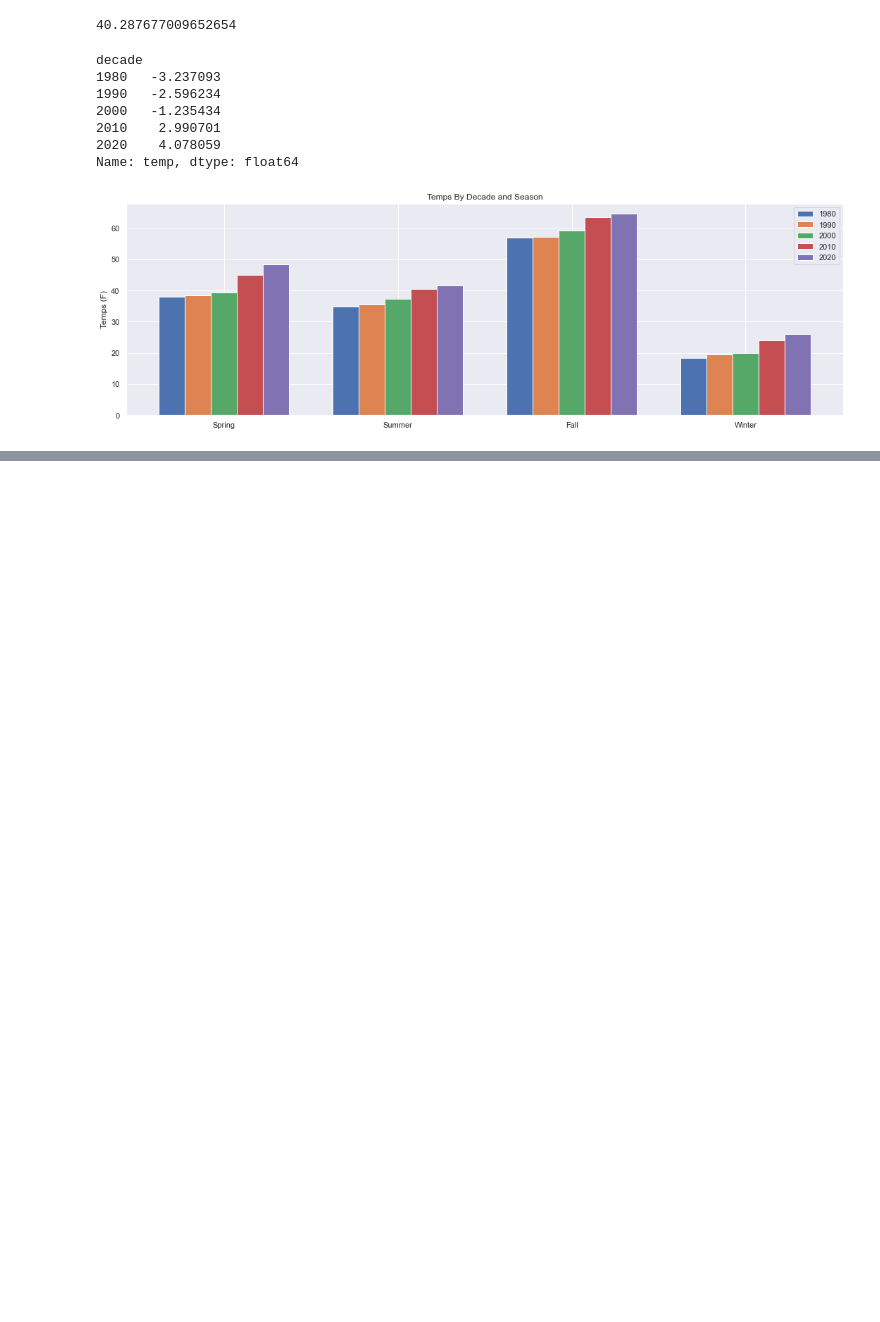
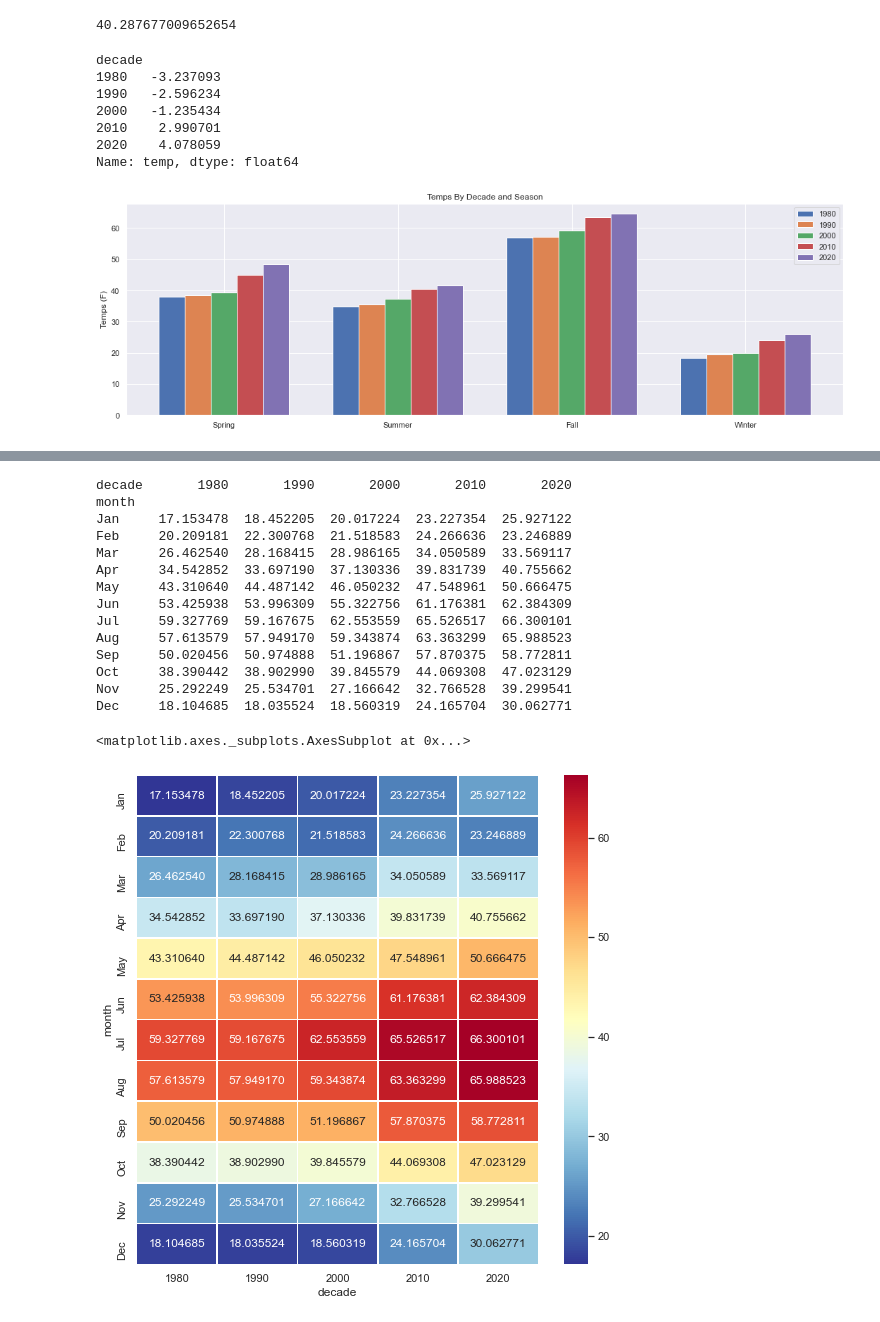
Before and after one commit to hlhendy/hlhendy.github.io, a Jupyter notebook: portfolio_projects/weather_analysis/CO Historical Weather Data Exploration (1979-2022).ipynb, the cells around one changed output, grey strips where cells are left out. Cells and saved outputs as stored; diff of their text form; code cells hidden in the pictures; blank space fills up the shorter version.

```diff
--- a/portfolio_projects/weather_analysis/CO Historical Weather Data Exploration (1979-2022).ipynb
+++ b/portfolio_projects/weather_analysis/CO Historical Weather Data Exploration (1979-2022).ipynb
@@ -206,0 +229,28 @@ plt.show()
+# %%
+# Draw a heatmap with the numeric values in each cell
+temps = df.pivot_table(index='month', columns=['decade'],values='temp', aggfunc=np.mean)
+months = {
+    1: "Jan", 2: "Feb", 3: "Mar", 4: "Apr", 5: "May", 6: "Jun",
+    7: "Jul", 8: "Aug", 9: "Sep", 10: "Oct", 11: "Nov", 12: "Dec"
+}
+temps.index = temps.index.to_series().map(months)
+print(temps)
+f, ax = plt.subplots(figsize=(9, 9))
+sns.heatmap(temps, annot=True, fmt="f", linewidths=.5, ax=ax, cmap="RdYlBu_r")
+# %% [output]
+decade       1980       1990       2000       2010       2020
+month
+Jan     17.153478  18.452205  20.017224  23.227354  25.927122
+Feb     20.209181  22.300768  21.518583  24.266636  23.246889
+Mar     26.462540  28.168415  28.986165  34.050589  33.569117
+Apr     34.542852  33.697190  37.130336  39.831739  40.755662
+May     43.310640  44.487142  46.050232  47.548961  50.666475
+Jun     53.425938  53.996309  55.322756  61.176381  62.384309
+Jul     59.327769  59.167675  62.553559  65.526517  66.300101
+Aug     57.613579  57.949170  59.343874  63.363299  65.988523
+Sep     50.020456  50.974888  51.196867  57.870375  58.772811
+Oct     38.390442  38.902990  39.845579  44.069308  47.023129
+Nov     25.292249  25.534701  27.166642  32.766528  39.299541
+Dec     18.104685  18.035524  18.560319  24.165704  30.062771
+<matplotlib.axes._subplots.AxesSubplot at 0x...>
+[figure, added]
```
Also changed, not shown: parts of 6 cells of this notebook.
